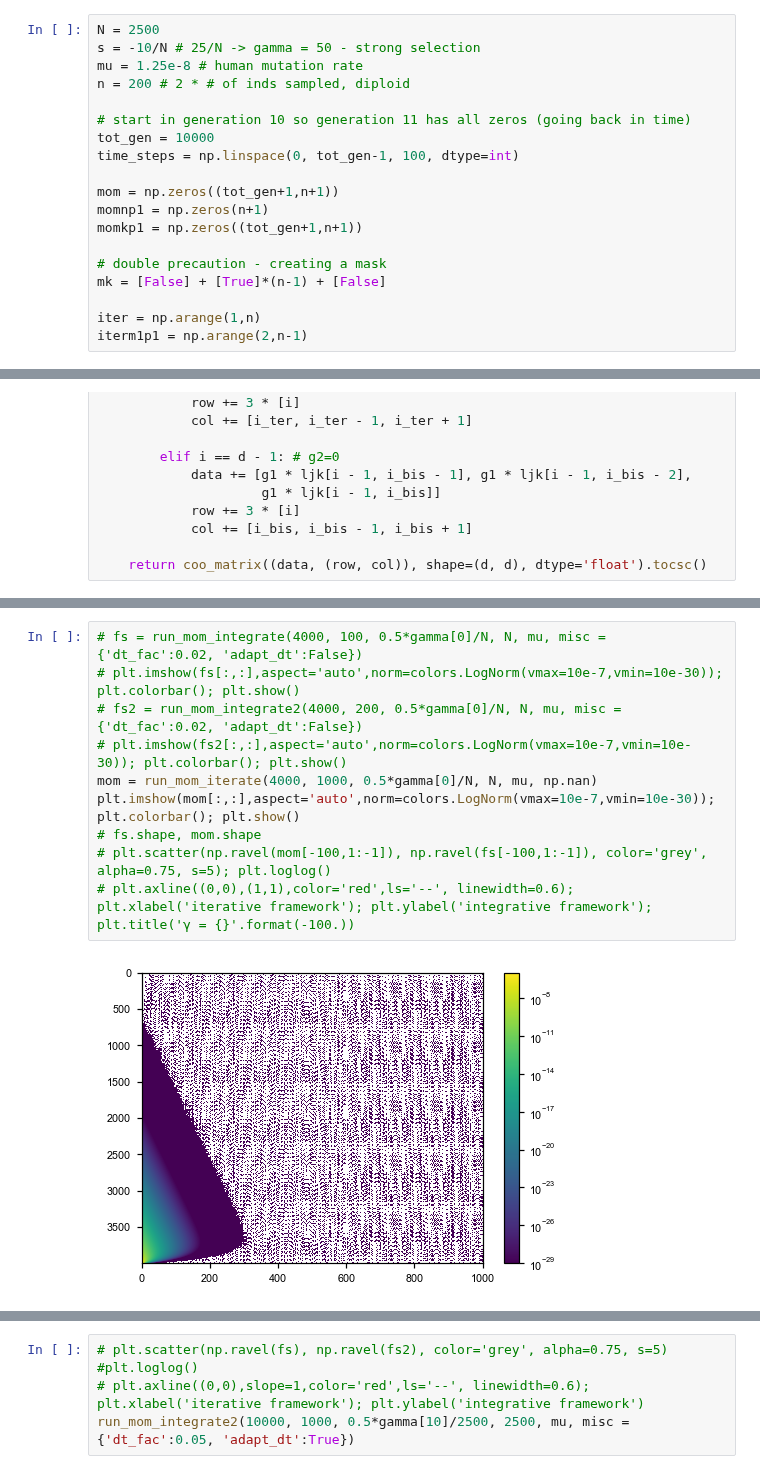
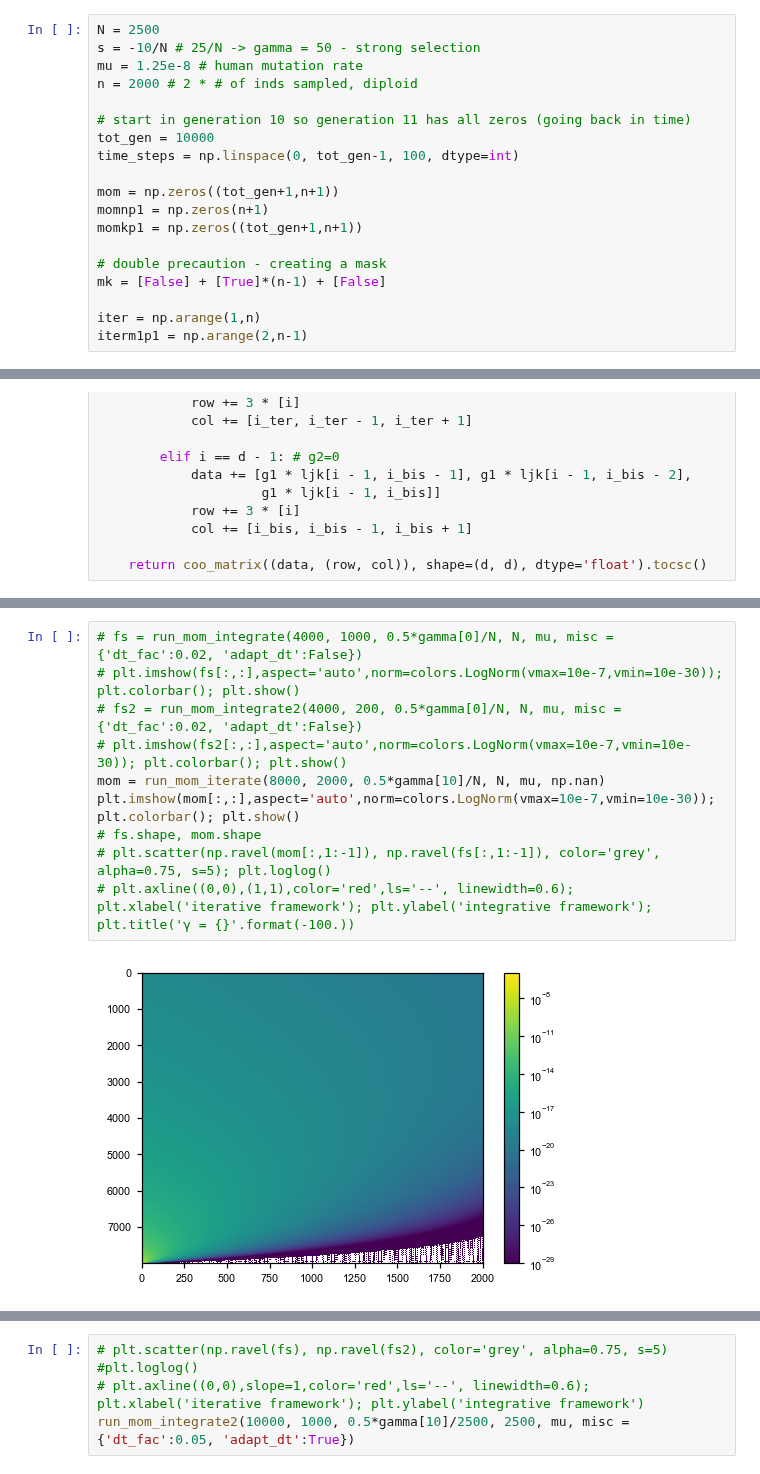
Before and after one commit to VivaswatS/selCoefEst, a Jupyter notebook: mom-framework.ipynb, the cells around one changed output, grey strips where cells are left out. Cells and saved outputs as stored; diff of their text form.

```diff
--- a/mom-framework.ipynb
+++ b/mom-framework.ipynb
@@ -36,7 +36,7 @@ plt.rcParams.update({"figure.facecolor": "white"})
 N = 2500
 s = -10/N # 25/N -> gamma = 50 - strong selection
 mu = 1.25e-8 # human mutation rate
-n = 200 # 2 * # of inds sampled, diploid
+n = 2000 # 2 * # of inds sampled, diploid
 
 # start in generation 10 so generation 11 has all zeros (going back in time)
 tot_gen = 10000
@@ -323,14 +315,14 @@ def run_mom_iterate(a, n, s, N, mu, misc):
 
     return n*mu*mom[:-1,:]
 # %%
-# fs = run_mom_integrate(4000, 100, 0.5*gamma[0]/N, N, mu, misc = {'dt_fac':0.02, 'adapt_dt':False})
+# fs = run_mom_integrate(4000, 1000, 0.5*gamma[0]/N, N, mu, misc = {'dt_fac':0.02, 'adapt_dt':False})
 # plt.imshow(fs[:,:],aspect='auto',norm=colors.LogNorm(vmax=10e-7,vmin=10e-30)); plt.colorbar(); plt.show()
 # fs2 = run_mom_integrate2(4000, 200, 0.5*gamma[0]/N, N, mu, misc = {'dt_fac':0.02, 'adapt_dt':False})
 # plt.imshow(fs2[:,:],aspect='auto',norm=colors.LogNorm(vmax=10e-7,vmin=10e-30)); plt.colorbar(); plt.show()
-mom = run_mom_iterate(4000, 1000, 0.5*gamma[0]/N, N, mu, np.nan)
+mom = run_mom_iterate(8000, 2000, 0.5*gamma[10]/N, N, mu, np.nan)
 plt.imshow(mom[:,:],aspect='auto',norm=colors.LogNorm(vmax=10e-7,vmin=10e-30)); plt.colorbar(); plt.show()
 # fs.shape, mom.shape
-# plt.scatter(np.ravel(mom[-100,1:-1]), np.ravel(fs[-100,1:-1]), color='grey', alpha=0.75, s=5); plt.loglog()
+# plt.scatter(np.ravel(mom[:,1:-1]), np.ravel(fs[:,1:-1]), color='grey', alpha=0.75, s=5); plt.loglog()
 # plt.axline((0,0),(1,1),color='red',ls='--', linewidth=0.6); plt.xlabel('iterative framework'); plt.ylabel('integrative framework'); plt.title('γ = {}'.format(-100.))
 # %% [output]
-[figure, old version]
+[figure, new version]
```
Also changed, not shown: parts of 64 cells of this notebook, 1 other file.
